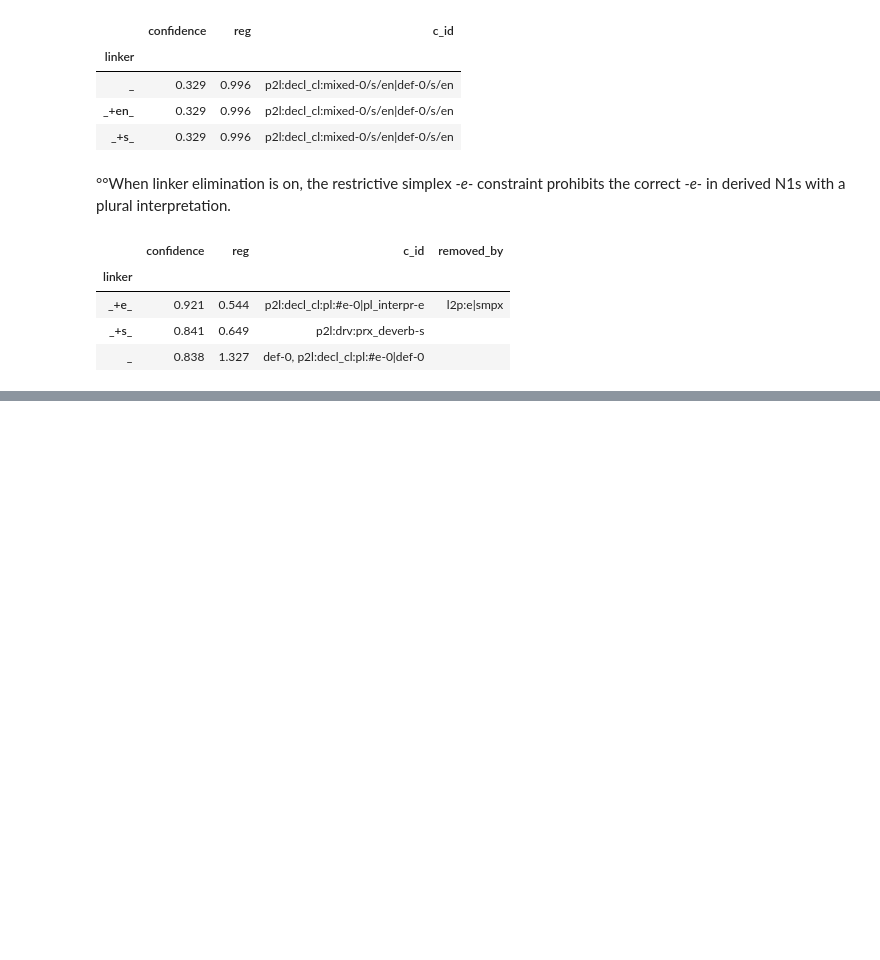
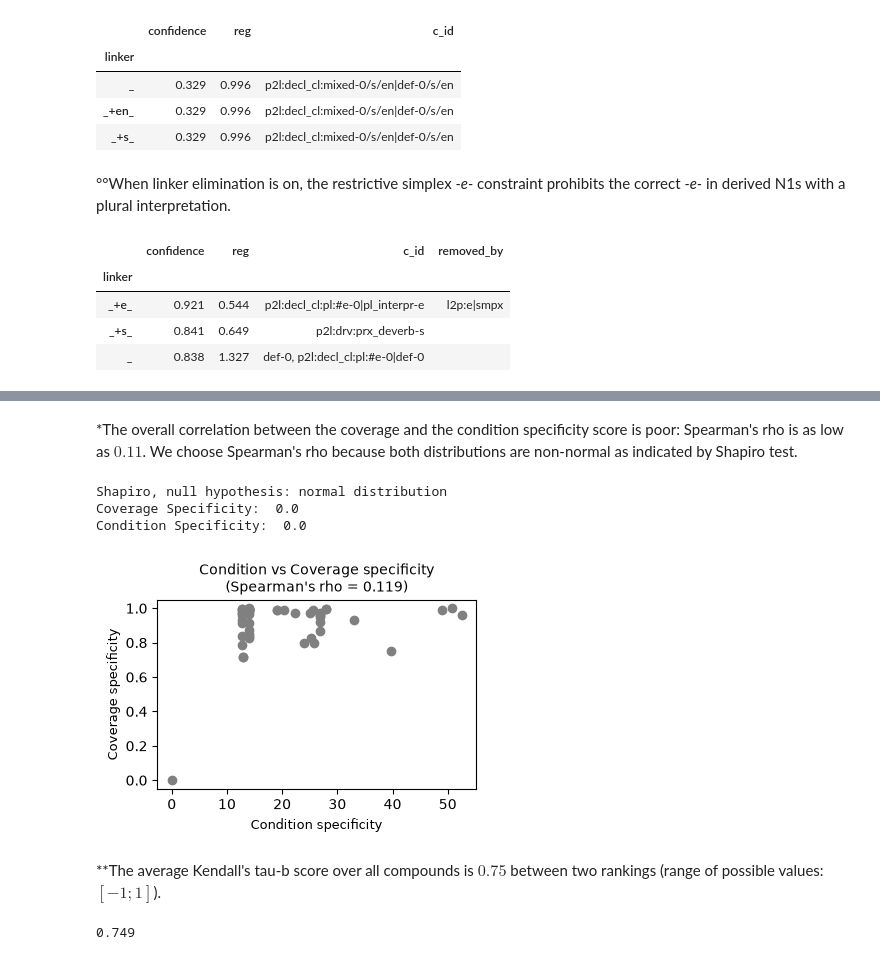
Before and after one commit to maxschmaltz/DieKonstraints, a Jupyter notebook: comp_modeling/inspect.ipynb, the cells around one changed output, grey strips where cells are left out. Drawn from its saved outputs; the diff is of its cells as text; code cells hidden in the pictures; blank space fills up the shorter version.

Commit message:
add y16cond

```diff
--- a/comp_modeling/inspect.ipynb
+++ b/comp_modeling/inspect.ipynb
@@ -1276,0 +1554,69 @@ At the same time, the example of _-"0-_ (and partially _-"er-_) demonstrates how
+# %% [markdown]
+*The overall correlation between the coverage and the condition specificity score is poor: Spearman's rho is as low as $0.11$. We choose Spearman's rho because both distributions are non-normal as indicated by Shapiro test.
+# %%
+constr_confidences = load_tsv_generic(
+    os.path.join("constraints/constr_confidences.tsv")
+)
+constr_confidences["condition"] = constr_confidences["condition"].astype(str)
+constr_confidences = constr_confidences[constr_confidences["reg"] > 0.5]
+# %%
+print("Shapiro, null hypothesis: normal distribution")
+cvg_p = shapiro(constr_confidences["cvg_score"]).pvalue
+cond_p = shapiro(constr_confidences["spec_score"]).pvalue
+print("Coverage Specificity: ", round(cvg_p, 3))
+print("Condition Specificity: ", round(cond_p, 3))
+# %% [output]
+Shapiro, null hypothesis: normal distribution
+Coverage Specificity:  0.0
+Condition Specificity:  0.0
+# %%
+rho = constr_confidences["spec_score"].corr(
+    constr_confidences["cvg_score"], "spearman"
+).round(3).item()
+
+plt.figure(figsize=(4, 3))
+
+plt.scatter(
+    constr_confidences["spec_score"],
+    constr_confidences["cvg_score"],
+    color="grey"
+)
+plt.xlabel("Condition specificity", fontsize=9)
+plt.ylabel("Coverage specificity", fontsize=9)
+plt.title(f"Condition vs Coverage specificity\n(Spearman's rho = {rho})", fontsize=10)
+
+plt.tight_layout()
+plt.show()
+# %% [output]
+[figure, added]
+# %% [markdown]
+**The average Kendall's tau-b score over all compounds is $0.75$ between two rankings (range of possible values: $[-1; 1]$).
+# %%
+taus = []
+for gen_df_y16cvg, gen_df_y16cond in zip(
+    gen_dfs_y16cvg.values(), gen_dfs_y16cond.values()
+):
+    # drop duplicates to remove noise from multi-linker constraints;
+    # these are always tied and clustered in the df;
+    # deduplicating merges the records for one multi-liker
+    # constraint back while preserving the original cluster's position
+    df_c_ids = gen_df_y16cvg.index.copy().drop_duplicates()
+    # the default is zero for both models so it is not informative
+    df_c_ids = df_c_ids.drop(DEF_ID)
+    if len(df_c_ids) < 2:
+        continue
+    # we took its index as ref so it is 0, 1, 2, ... for it
+    rank_y16cvg = list(range(len(df_c_ids)))
+    index_y16cond = gen_df_y16cond.index.tolist()
+    rank_y16cond = [
+        index_y16cond.index(c_id)
+        for c_id in df_c_ids
+    ]
+    # tau-b handles ties
+    tau = kendalltau(rank_y16cvg, rank_y16cond, variant="b").statistic
+    taus.append(tau)
+
+tau_avg = np.mean(taus).round(3).item()
+tau_avg
+# %% [output]
+0.749
```
Also changed, not shown: parts of 41 cells of this notebook, 2 other files.
